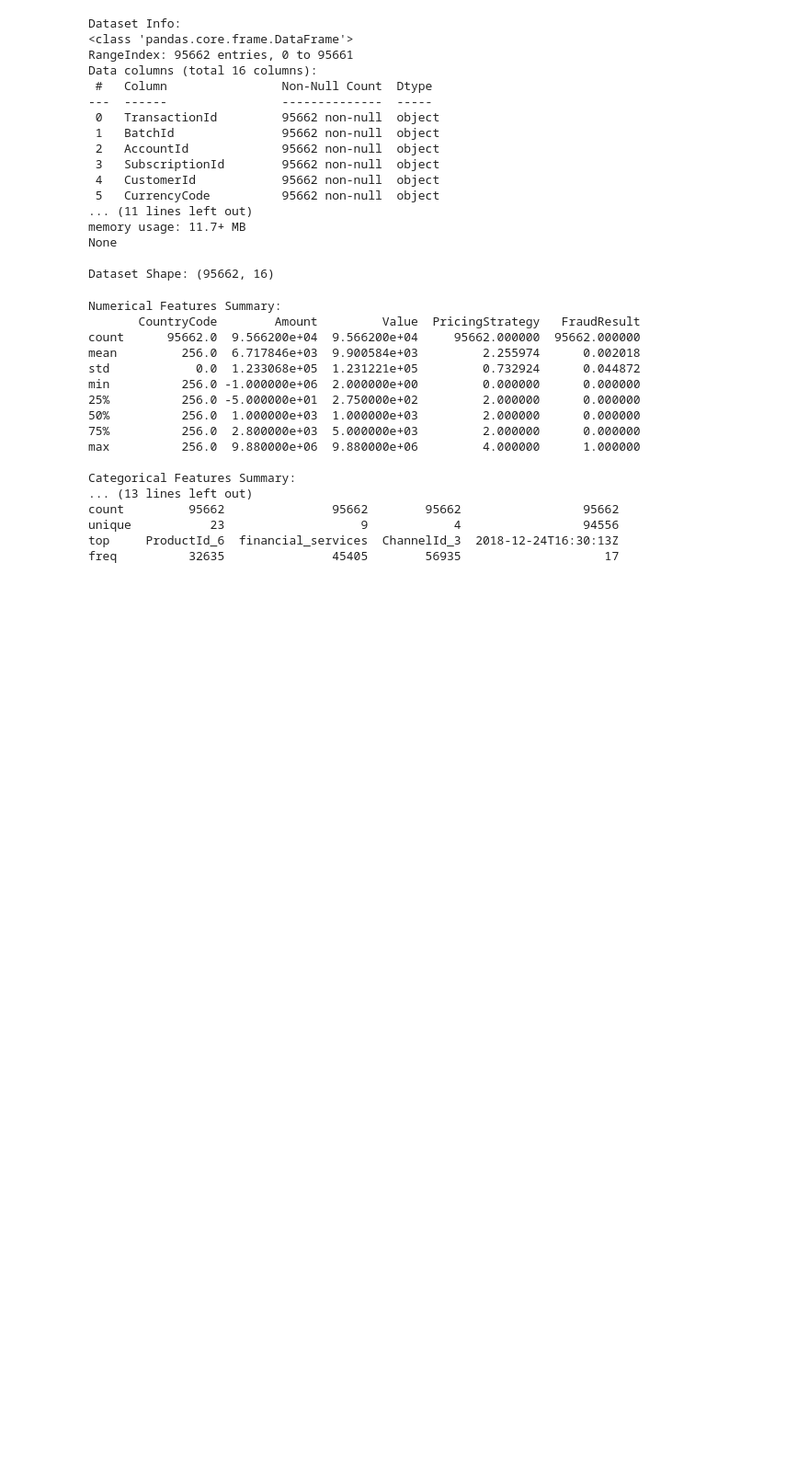
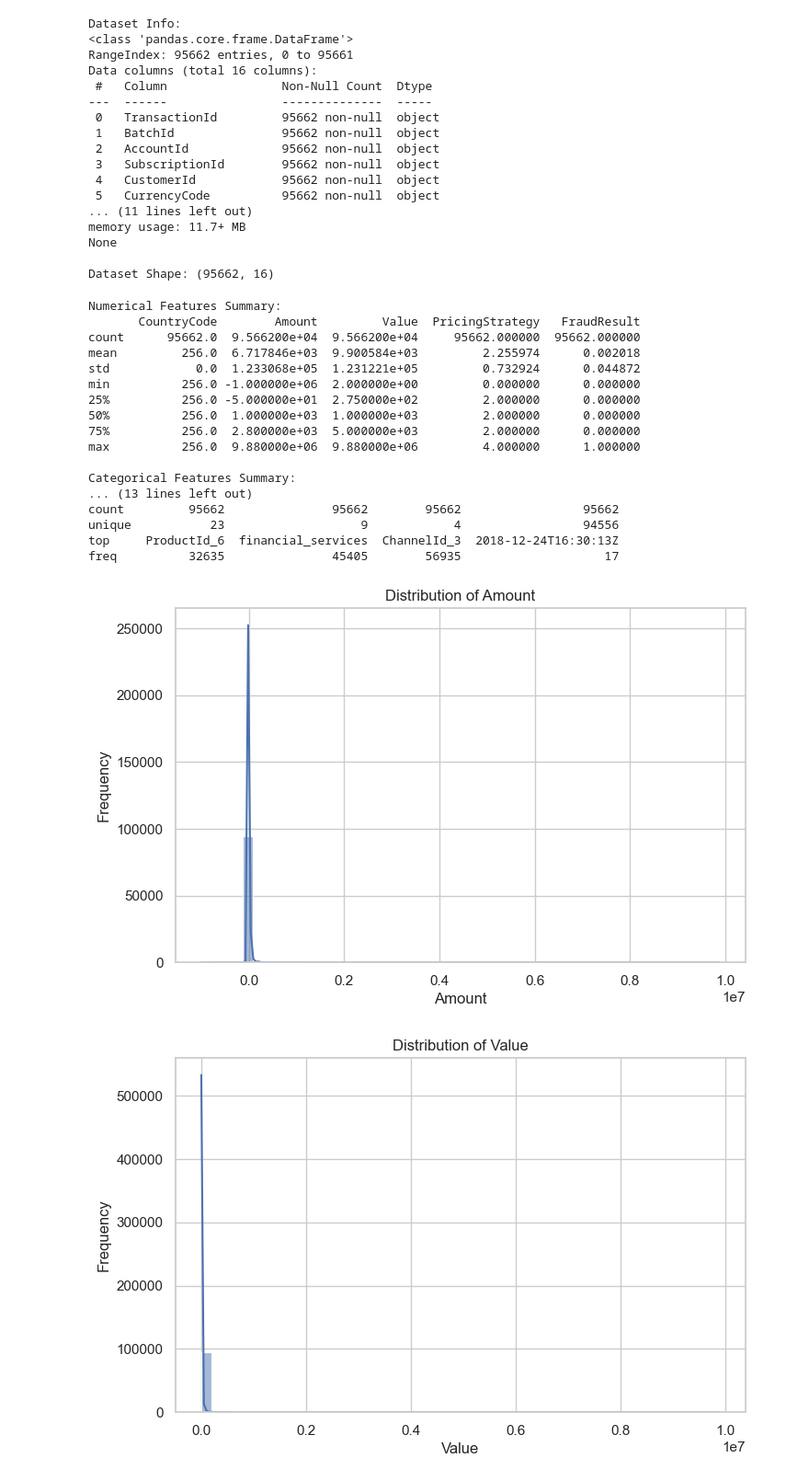
Before and after one commit to Bisrath1/Credit-risk-model, a Jupyter notebook: notebooks/1.0-eda.ipynb, the cells around one changed output. Shown: that part at 92% size. Cells and saved outputs as stored; diff of their text form; code cells hidden in the pictures; blank space fills up the shorter version.

Commit message:
Add histograms for numerical features (Amount, Value) to analyze distributions in 1.0-eda.ipynb

```diff
--- a/notebooks/1.0-eda.ipynb
+++ b/notebooks/1.0-eda.ipynb
@@ -71,3 +71,16 @@ count         95662               95662        95662                 95662
 unique           23                   9            4                 94556
 top     ProductId_6  financial_services  ChannelId_3  2018-12-24T16:30:13Z
 freq          32635               45405        56935                    17
+# %%
+# Plot histograms for numerical features
+numerical_cols = ['Amount', 'Value']
+for col in numerical_cols:
+    plt.figure(figsize=(8, 5))
+    sns.histplot(df[col], bins=50, kde=True)
+    plt.title(f'Distribution of {col}')
+    plt.xlabel(col)
+    plt.ylabel('Frequency')
+    plt.show()
+# %% [output]
+[figure, added]
+[figure, added]
```
